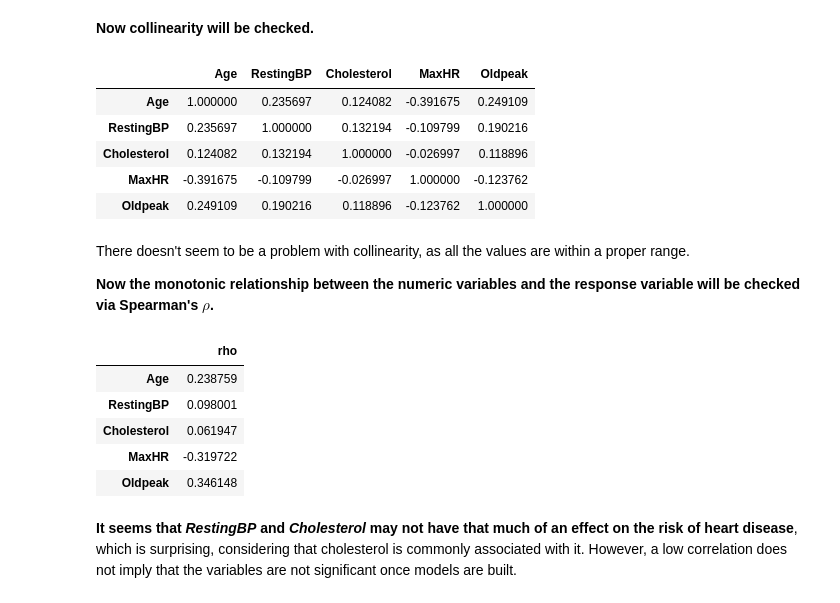
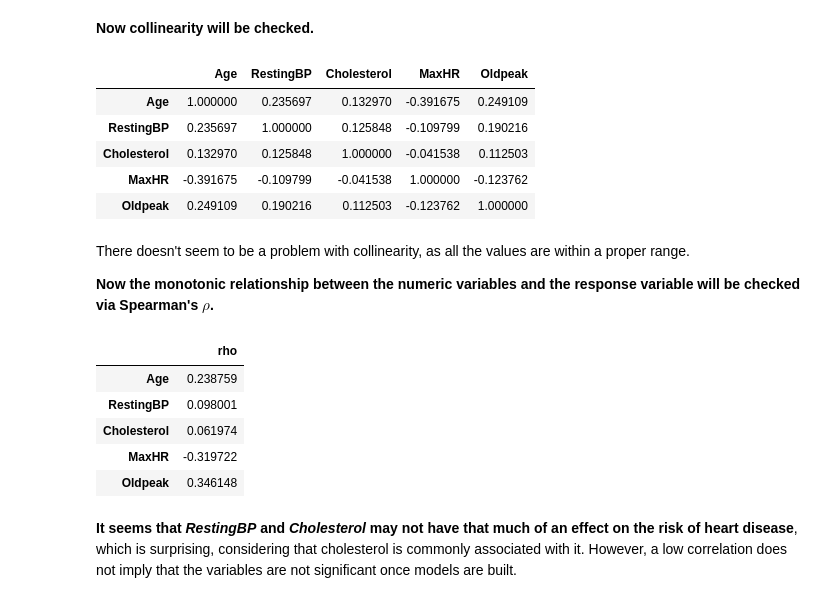
Before and after one commit to Couch-bit/Medical-ML, a Jupyter notebook: Heart_Notebook_Arendarczyk_Moskal.ipynb, the cells around one changed output. Drawn from its saved outputs; the diff is of its cells as text; code cells hidden in the pictures.

```diff
--- a/Heart_Notebook_Arendarczyk_Moskal.ipynb
+++ b/Heart_Notebook_Arendarczyk_Moskal.ipynb
@@ -202,8 +237,21 @@ data.head()
 | 3 | 39 | M | NAP | 120 | 339 | 0 | Normal | 170 | ... |
 | 4 | 45 | F | ATA | 130 | 237 | 0 | Normal | 170 | ... |
 # %%
-numeric_cols = ['Age', 'RestingBP', 'Cholesterol', 'MaxHR', 'Oldpeak']
-categorical_cols = ['Sex', 'ChestPainType', 'FastingBS', 'RestingECG', 'ExerciseAngina', 'ST_Slope']
+numeric_cols = [
+    'Age',
+    'RestingBP',
+    'Cholesterol',
+    'MaxHR',
+    'Oldpeak',
+]
+categorical_cols = [
+    'Sex',
+    'ChestPainType',
+    'FastingBS',
+    'RestingECG',
+    'ExerciseAngina',
+    'ST_Slope',
+]
 # %% [markdown]
 **Verifying if there are missing values.**
 # %%
@@ -284,9 +332,3 @@ For *Cholesterol* observations above 500 will be removed, and observations with
 # %%
 data = data[data['Cholesterol'] < 500]
 data.loc[data['Cholesterol'] == 0, 'Cholesterol'] = np.nan
-data['Cholesterol'] = BetterKNNImputer(
-    numeric_cols,
-    categorical_cols,
-    'Cholesterol',
-    is_target_numeric=True
-).fit_transform(data.drop('HeartDisease', axis=1))['Cholesterol']
@@ -303,11 +340,11 @@ _ = ax.set(title = 'Box Plot of Cholesterol', ylabel = None)
 data[numeric_cols].corr()
 # %% [output]
 |  | Age | RestingBP | Cholesterol | MaxHR | Oldpeak |
-| Age | 1.000000 | 0.235697 | 0.124082 | -0.391675 | 0.249109 |
-| RestingBP | 0.235697 | 1.000000 | 0.132194 | -0.109799 | 0.190216 |
-| Cholesterol | 0.124082 | 0.132194 | 1.000000 | -0.026997 | 0.118896 |
-| MaxHR | -0.391675 | -0.109799 | -0.026997 | 1.000000 | -0.123762 |
-| Oldpeak | 0.249109 | 0.190216 | 0.118896 | -0.123762 | 1.000000 |
+| Age | 1.000000 | 0.235697 | 0.132970 | -0.391675 | 0.249109 |
+| RestingBP | 0.235697 | 1.000000 | 0.125848 | -0.109799 | 0.190216 |
+| Cholesterol | 0.132970 | 0.125848 | 1.000000 | -0.041538 | 0.112503 |
+| MaxHR | -0.391675 | -0.109799 | -0.041538 | 1.000000 | -0.123762 |
+| Oldpeak | 0.249109 | 0.190216 | 0.112503 | -0.123762 | 1.000000 |
 # %% [markdown]
 There doesn't seem to be a problem with collinearity, as all the values are within a proper range.
 
@@ -315,13 +352,16 @@ There doesn't seem to be a problem with collinearity, as all the values are with
 # %%
 numeric_predictive_power = pd.DataFrame(columns = ['rho'])
 for col in numeric_cols:
-    numeric_predictive_power.loc[col, :] = [spearmanr(data[col], data['HeartDisease']).statistic]
+    temp_data = data[~data[col].isna()]
+    numeric_predictive_power.loc[col, :] = (
+        [spearmanr(temp_data[col], temp_data['HeartDisease']).statistic]
+    )
 numeric_predictive_power
 # %% [output]
 |  | rho |
 | Age | 0.238759 |
 | RestingBP | 0.098001 |
-| Cholesterol | 0.061947 |
+| Cholesterol | 0.061974 |
 | MaxHR | -0.319722 |
 | Oldpeak | 0.346148 |
 # %% [markdown]
```
Also changed, not shown: parts of 40 cells of this notebook.
